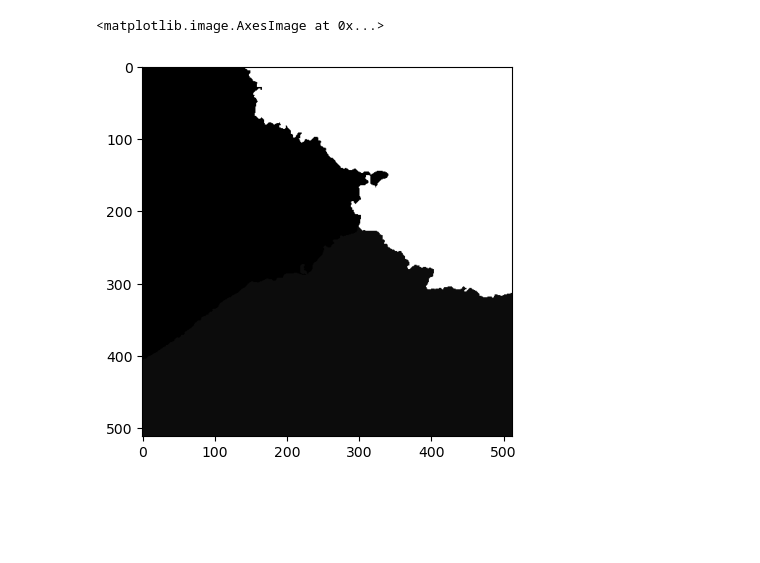
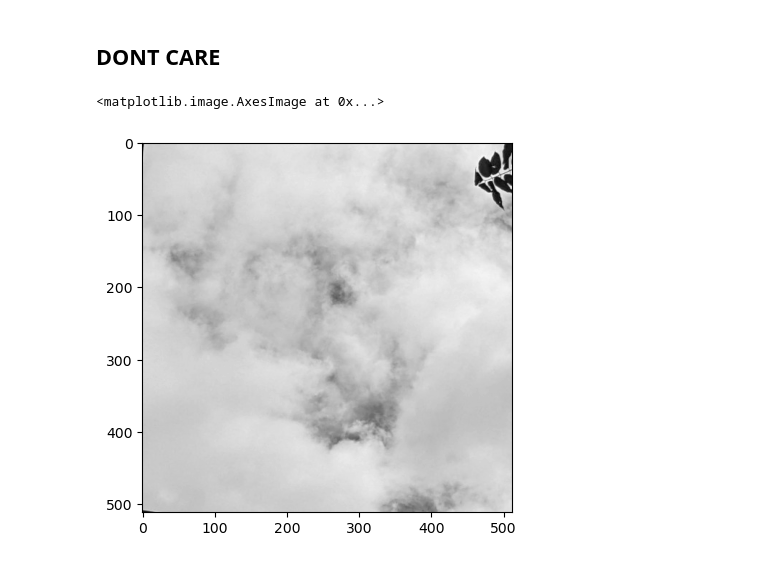
Before and after one commit to SAint7579/ComputerVision_CloudSegmentation, a Jupyter notebook: utils.ipynb, the cells around one changed output. Drawn from its saved outputs; the diff is of its cells as text; code cells hidden in the pictures; blank space fills up the shorter version.

```diff
--- a/utils.ipynb
+++ b/utils.ipynb
@@ -50,17 +86,19 @@ def convert_image_array_to_slic_with_properties(image_array, n_segments=100, com
+# %% [markdown]
+## DONT CARE
 # %%
 # Usage
 
 from PIL import Image
 import numpy as np
 import matplotlib.pyplot as plt
 # Load the JPEG image using PIL
 image_path = 'gg.jpeg'  # Replace with the actual path to your JPEG image
 image = Image.open(image_path)
 
 # Convert the PIL image to a numpy array
 image_arr = np.array(image)
 image_arr=rgb2gray(image_arr)
-plt.imshow(convert_image_array_to_slic_with_properties(image_arr,n_segments=3)[0],cmap='gray')
+plt.imshow(image_arr, cmap='gray')
 # %% [output]
 <matplotlib.image.AxesImage at 0x...>
-[figure, old version]
+[figure, new version]
```
Also changed, not shown: parts of 13 cells of this notebook, 2 other files.
